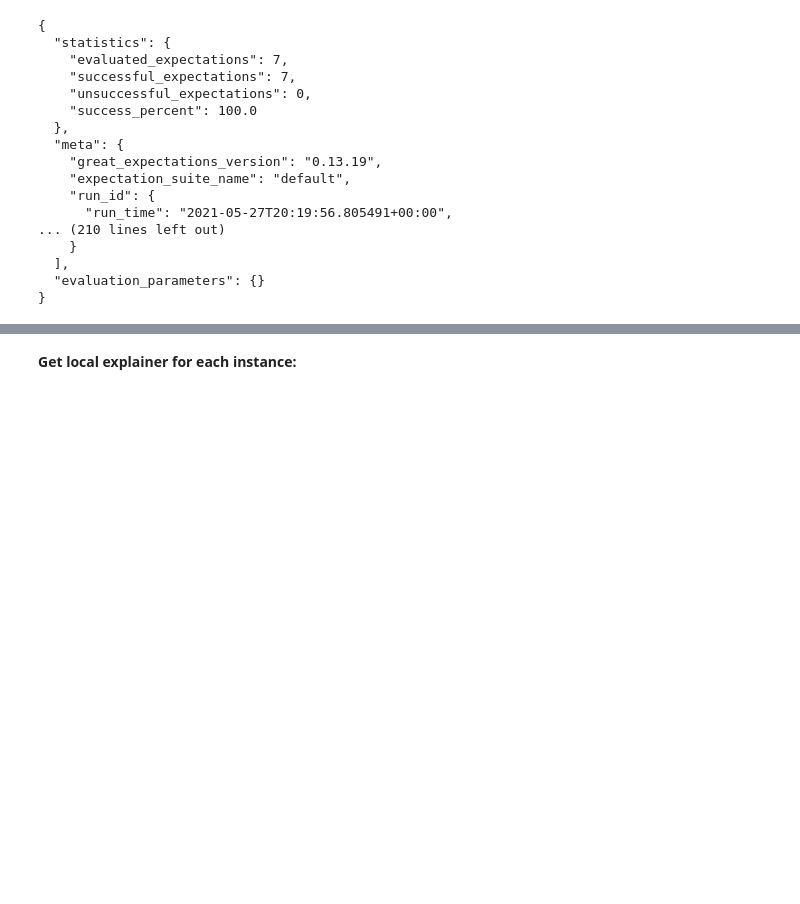
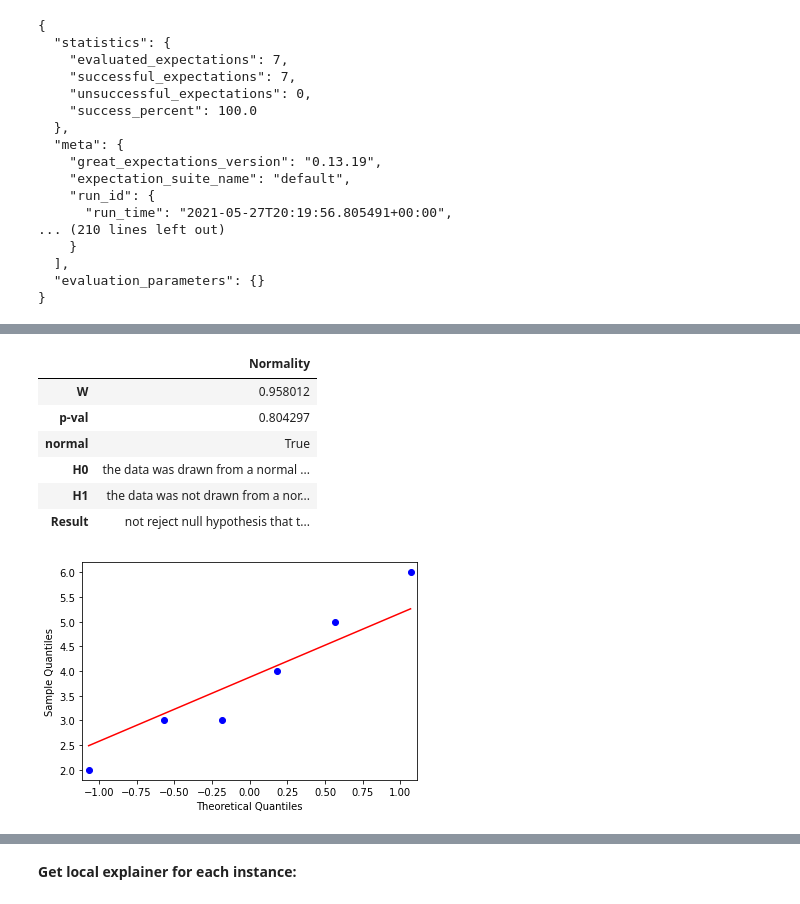
Before and after one commit to A3Data/hermione, a Jupyter notebook: hermione/module_templates/__IMPLEMENTED_BASE__/src/ml/notebooks/example_notebook.ipynb, the cells around one changed output, grey strips where cells are left out. Saved outputs shown, nothing was run; the diff lists cells and outputs as text; code cells hidden in the pictures; blank space fills up the shorter version.

```diff
--- a/hermione/module_templates/__IMPLEMENTED_BASE__/src/ml/notebooks/example_notebook.ipynb
+++ b/hermione/module_templates/__IMPLEMENTED_BASE__/src/ml/notebooks/example_notebook.ipynb
@@ -212,0 +258,11 @@ ge_val
+# %%
+Hypothesis_testing.normality_test(a)
+# %% [output]
+|  | Normality |
+| W | 0.958012 |
+| p-val | 0.804297 |
+| normal | True |
+| H0 | the data was drawn from a normal ... |
+| H1 | the data was not drawn from a nor... |
+| Result | not reject null hypothesis that t... |
+[figure, added]
```
Also changed, not shown: parts of 7 cells of this notebook, 4 other files.
